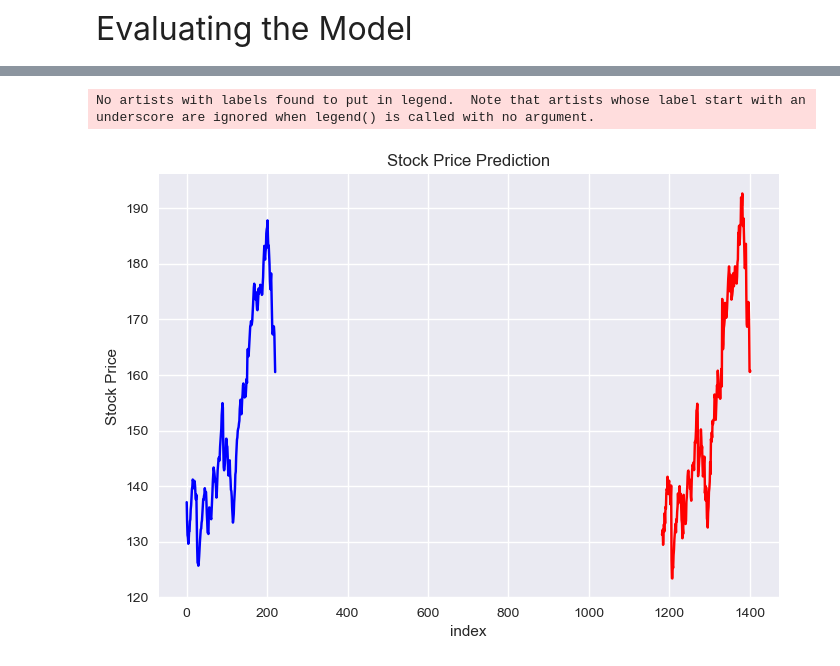
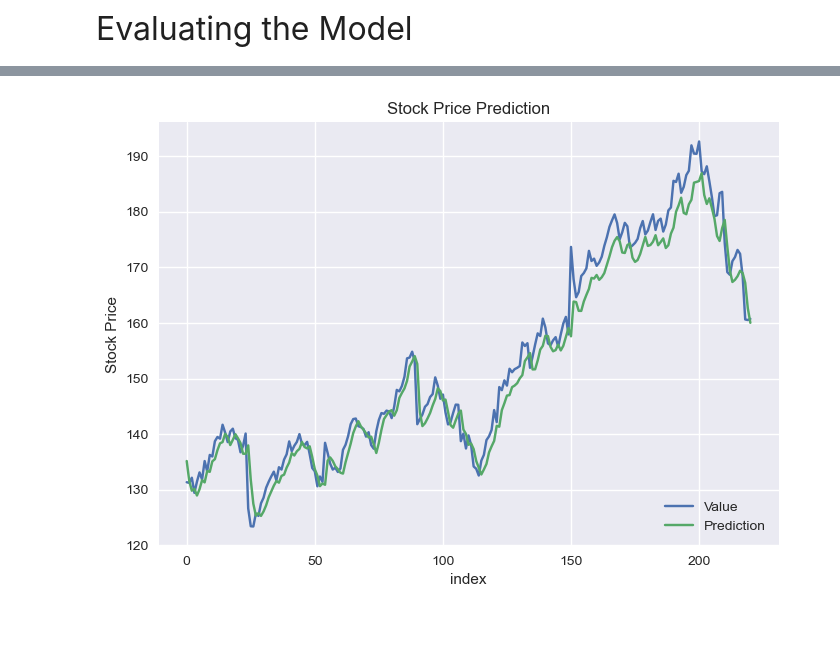
Before and after one commit to Aryan-Akhilesh/stock-price-predictor, a Jupyter notebook: main.ipynb, the cells around one changed output, grey strips where cells are left out. Saved outputs shown, nothing was run; the diff lists cells and outputs as text; code cells hidden in the pictures; blank space fills up the shorter version.

Commit message:
Fixed the final graph

```diff
--- a/main.ipynb
+++ b/main.ipynb
@@ -271,11 +283,13 @@ rmse
 # %%
-plt.plot(data['Close'][-221:],color='red')
-plt.plot(predicted_price,color='blue')
+actual_y = data['Close']
+actual_y = actual_y[-221:]
+actual_y.reset_index(inplace=True,drop=True)
+plt.plot(actual_y,label='Value')
+plt.plot(predicted_price,label='Prediction')
 plt.title('Stock Price Prediction')
 plt.xlabel('index')
 plt.ylabel('Stock Price')
-plt.legend()
+plt.legend(loc='lower right')
 plt.show()
 # %% [output]
-No artists with labels found to put in legend.  Note that artists whose label start with an underscore are ignored when legend() is called with no argument.
-[figure, old version]
+[figure, new version]
```
Also changed, not shown: parts of 3 cells of this notebook.
